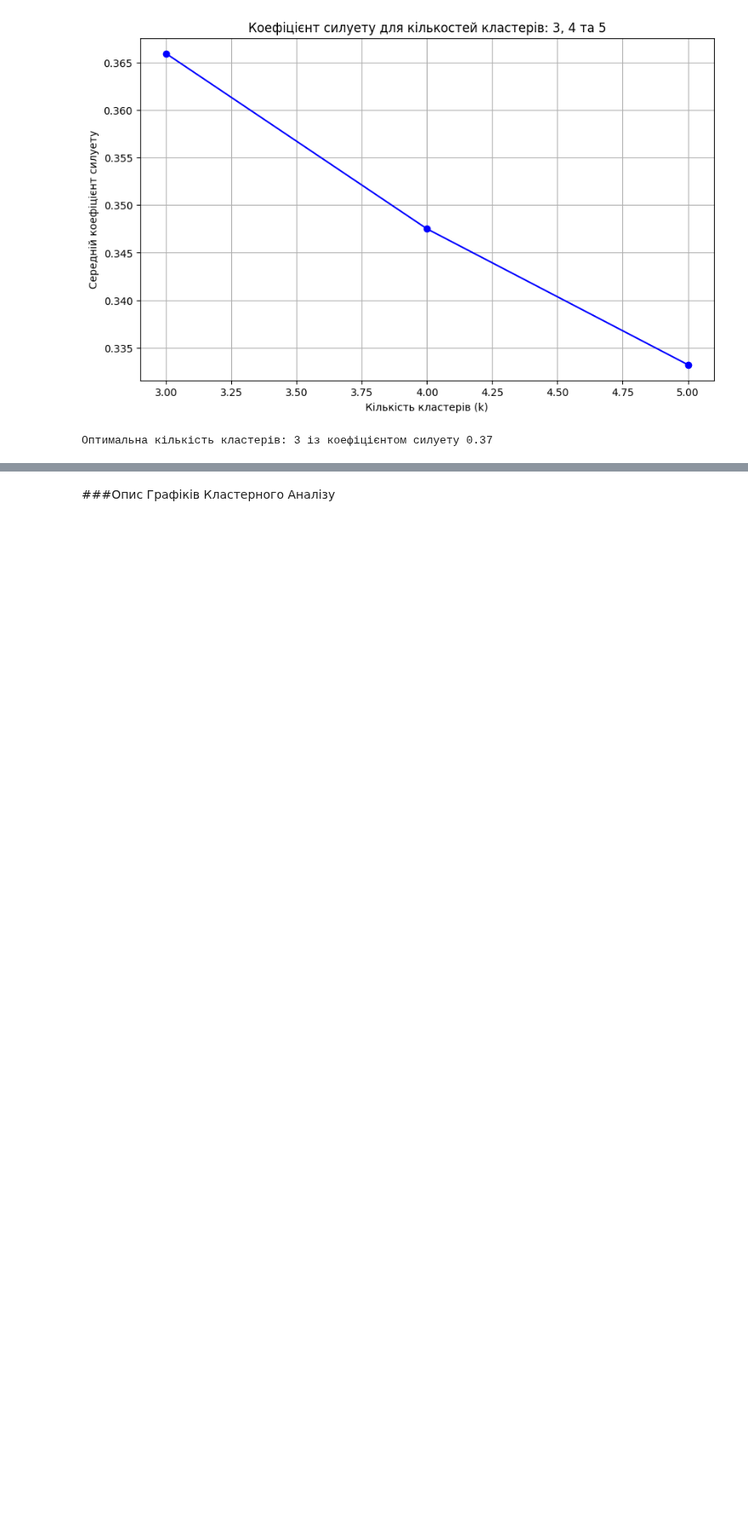
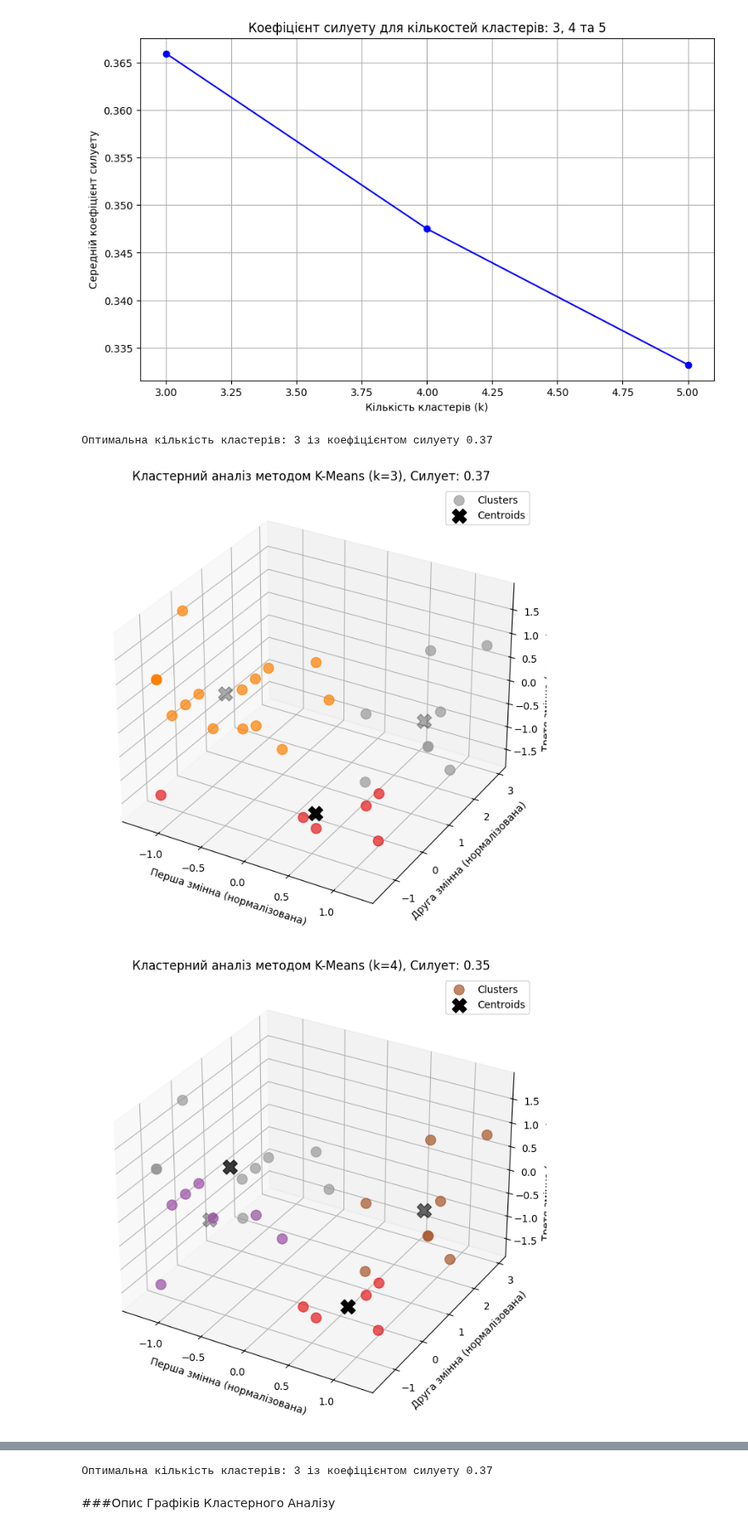
Before and after one commit to kurkur19/Intelligent_Data_Analysis_Al_Khmuz_BS_25, a Jupyter notebook: КП_№2_Аль_Хмуз_БС_25_Вступ_до_ІАД.ipynb, the cells around one changed output, grey strips where cells are left out. Shown at 85% size. Saved outputs shown, nothing was run; the diff lists cells and outputs as text; code cells hidden in the pictures; blank space fills up the shorter version.

```diff
--- a/КП_№2_Аль_Хмуз_БС_25_Вступ_до_ІАД.ipynb
+++ b/КП_№2_Аль_Хмуз_БС_25_Вступ_до_ІАД.ipynb
@@ -147,3 +148,60 @@ print(f"Оптимальна кількість кластерів: {optimal_clu
 [figure]
 [figure]
 Оптимальна кількість кластерів: 3 із коефіцієнтом силуету 0.37
+# %%
+from sklearn.cluster import KMeans
+from sklearn.metrics import silhouette_score
+import numpy as np
+import matplotlib.pyplot as plt
+from mpl_toolkits.mplot3d import Axes3D
+
+def analiz_clasteriv(data, cluster_range=(3, 4, 5)):
+    silhouette_scores = []
+
+    for n_clusters in cluster_range:
+        kmeans = KMeans(n_clusters=n_clusters, random_state=42)
+        cluster_labels = kmeans.fit_predict(data)
+        silhouette_avg = silhouette_score(data, cluster_labels)
+        silhouette_scores.append(silhouette_avg)
+
+        # Тривимірна візуалізація
+        fig = plt.figure(figsize=(10, 8))
+        ax = fig.add_subplot(111, projection='3d')
+        scatter = ax.scatter(data[:, 0], data[:, 1], data[:, 2], c=cluster_labels, cmap='Set1', s=100, alpha=0.7, label='Clusters')
+
+        # Додаємо центроїди
+        ax.scatter(kmeans.cluster_centers_[:, 0], kmeans.cluster_centers_[:, 1], kmeans.cluster_centers_[:, 2], s=200, c='black', marker='X', label='Centroids')
+
+        # Підписуємо осі
+        ax.set_xlabel("Перша змінна (нормалізована)")
+        ax.set_ylabel("Друга змінна (нормалізована)")
+        ax.set_zlabel("Третя змінна (нормалізована)")
+
+        # Додаємо коефіцієнт силуету у назву графіка
+        plt.title(f'Кластерний аналіз методом K-Means (k={n_clusters}), Силует: {silhouette_avg:.2f}')
+
+        # Додаємо легенду
+        ax.legend()
+        plt.show()
+
+    return silhouette_scores
+
+# Приклад виклику функції (при наявності 3 параметрів у data_scaled)
+cluster_range = [3, 4, 5]
+scores = analiz_clasteriv(data_scaled, cluster_range)
+
+# Графік коефіцієнтів силуету
+plt.figure(figsize=(10, 6))
+plt.plot(cluster_range, scores, marker='o', linestyle='-', color='blue')
+plt.title('Коефіцієнт силуету для кількостей кластерів: 3, 4 та 5')
+plt.xlabel('Кількість кластерів (k)')
+plt.ylabel('Середній коефіцієнт силуету')
+plt.grid(True)
+plt.show()
+
+# Знаходимо оптимальне розбиття
+optimal_clusters = cluster_range[np.argmax(scores)]
+print(f"Оптимальна кількість кластерів: {optimal_clusters} із коефіцієнтом силуету {max(scores):.2f}")
+# %% [output]
+[figure, added]
+[figure, added]
@@ -150,3 +210,4 @@ print(f"Оптимальна кількість кластерів: {optimal_clu
+Оптимальна кількість кластерів: 3 із коефіцієнтом силуету 0.37
 # %% [markdown]
 ###Опис Графіків Кластерного Аналізу
 # %% [markdown]
```
Also changed, not shown: parts of 2 cells of this notebook.
